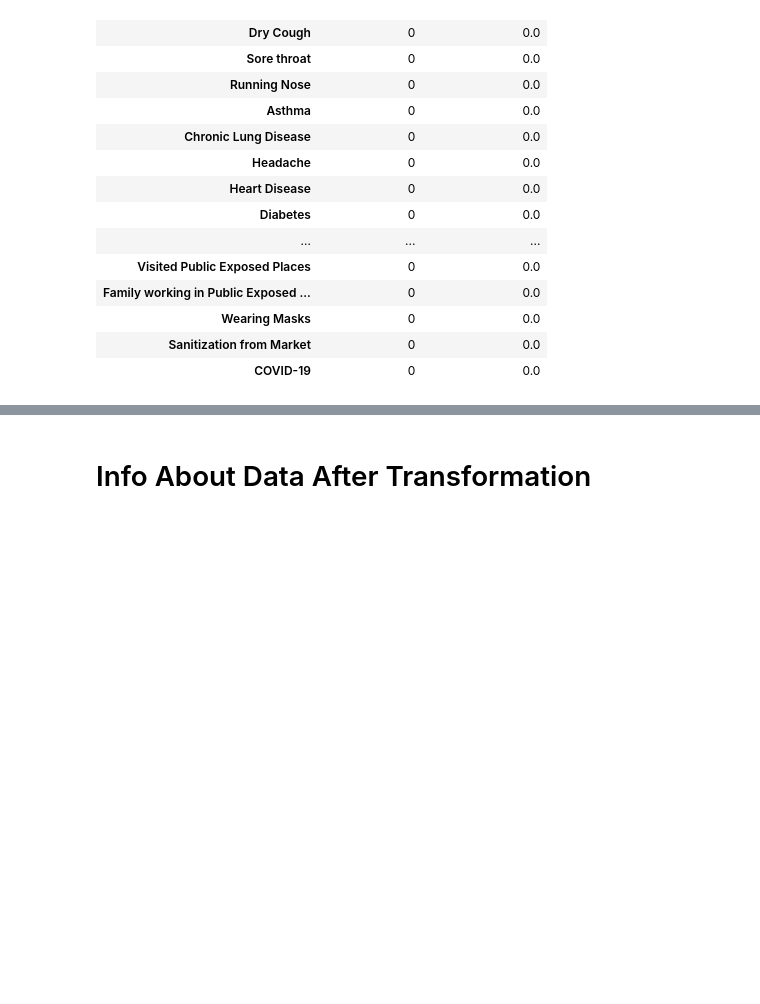
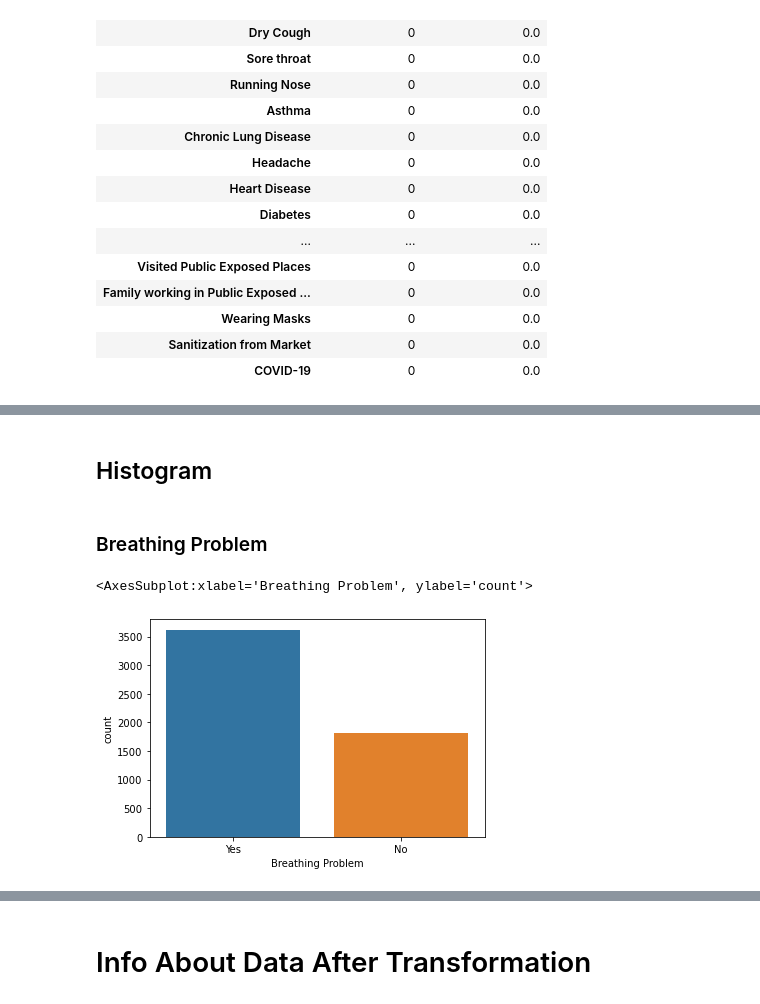
Before and after one commit to Carolinemagdy/Covid-19-prediction_ML, a Jupyter notebook: Covid-19-prediction-ML.ipynb, the cells around one changed output, grey strips where cells are left out. Saved outputs shown, nothing was run; the diff lists cells and outputs as text; code cells hidden in the pictures; blank space fills up the shorter version.

```diff
--- a/Covid-19-prediction-ML.ipynb
+++ b/Covid-19-prediction-ML.ipynb
@@ -103,0 +122,9 @@ frame
+# %% [markdown]
+## Histogram
+# %% [markdown]
+### Breathing Problem
+# %%
+sns.countplot(x='Breathing Problem',data=df)
+# %% [output]
+<AxesSubplot:xlabel='Breathing Problem', ylabel='count'>
+[figure, added]
```
Also changed, not shown: parts of 14 cells of this notebook.
